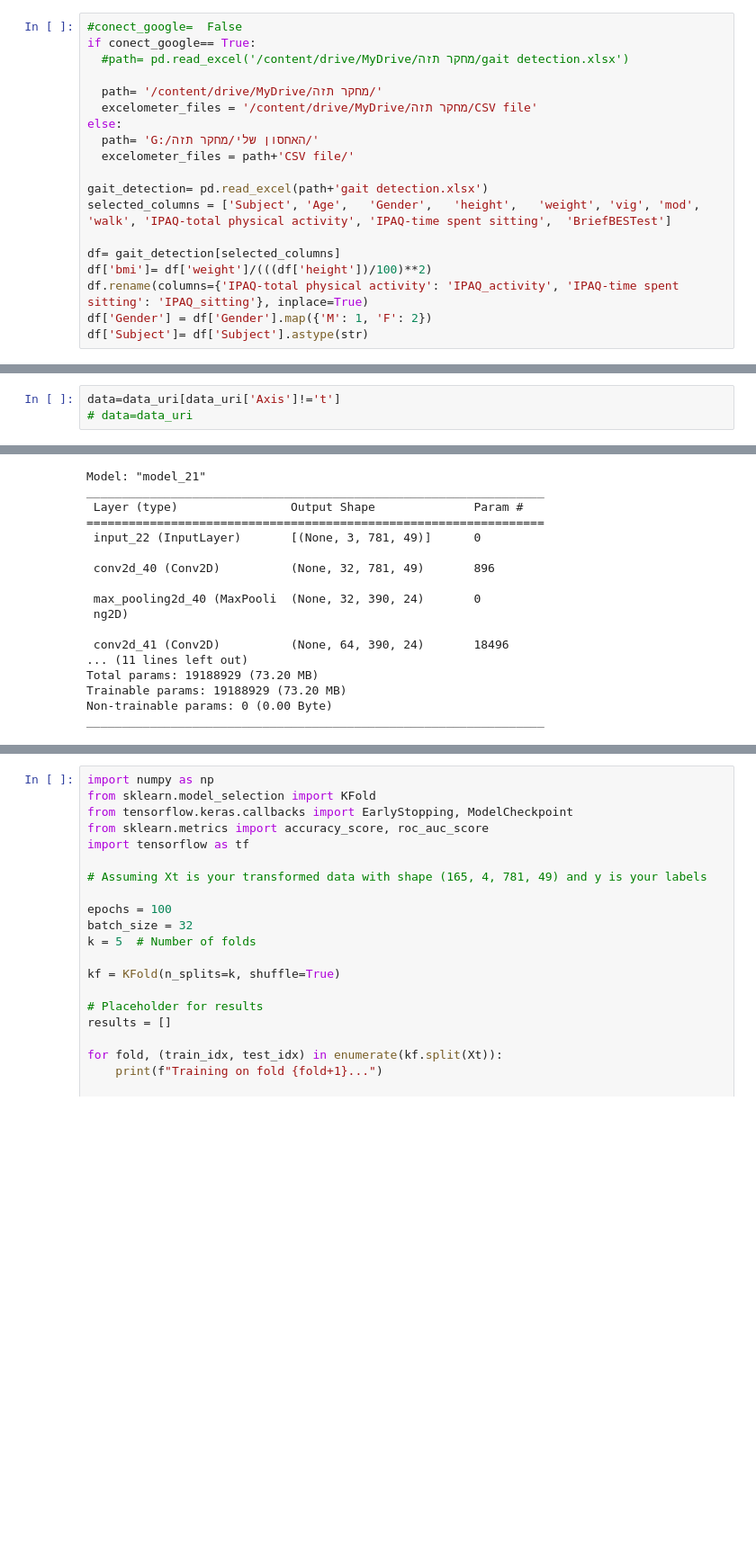
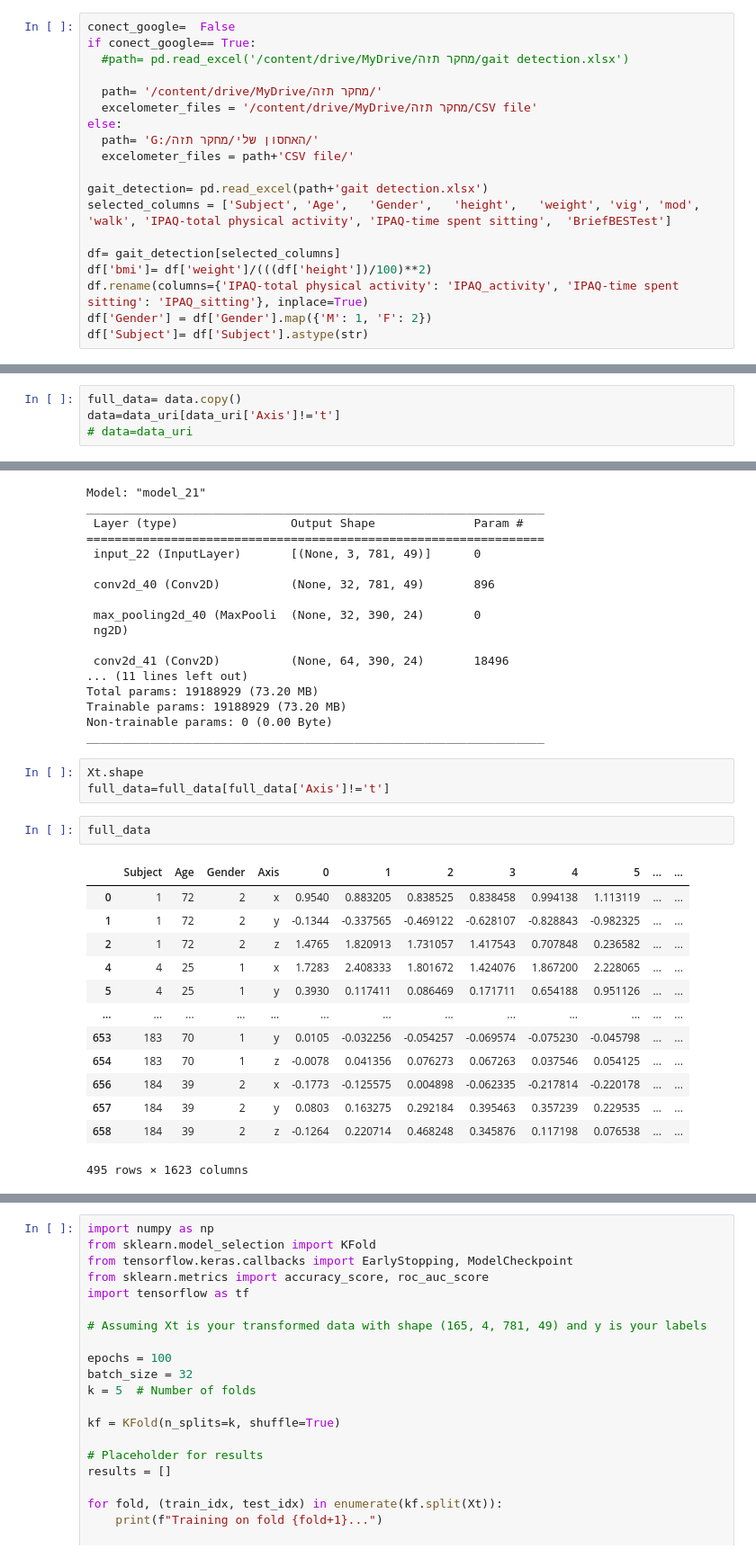
Before and after one commit to Yitzhak-Grinvald/gait_detection, a Jupyter notebook: gait_detection_(1).ipynb, the cells around one changed output, grey strips where cells are left out. Shown at 90% size. Cells and saved outputs as stored; diff of their text form; blank space fills up the shorter version.

```diff
--- a/gait_detection_(1).ipynb
+++ b/gait_detection_(1).ipynb
@@ -37,7 +37,7 @@ Mounted at /content/drive
 # %% [markdown]
 Loading the data obtained from the questionnaire filled out by the subjects, processing and inserting it into a data frame (df, ipaq_col)
 # %%
-#conect_google=  False
+conect_google=  False
 if conect_google== True:
   #path= pd.read_excel('/content/drive/MyDrive/מחקר תזה/gait detection.xlsx')
 
@@ -445,4 +422,5 @@ Too short dataset /content/drive/MyDrive/מחקר תזה/data_new/156: 10.566492
 # %%
+full_data= data.copy()
 data=data_uri[data_uri['Axis']!='t']
 # data=data_uri
 # %%
@@ -553,3 +531,22 @@ Total params: 19188929 (73.20 MB)
 Trainable params: 19188929 (73.20 MB)
 Non-trainable params: 0 (0.00 Byte)
 _________________________________________________________________
+# %%
+Xt.shape
+full_data=full_data[full_data['Axis']!='t']
+# %%
+full_data
+# %% [output]
+|  | Subject | Age | Gender | Axis | 0 | 1 | 2 | 3 | 4 | 5 | ... | ... |
+| 0 | 1 | 72 | 2 | x | 0.9540 | 0.883205 | 0.838525 | 0.838458 | 0.994138 | 1.113119 | ... | ... |
+| 1 | 1 | 72 | 2 | y | -0.1344 | -0.337565 | -0.469122 | -0.628107 | -0.828843 | -0.982325 | ... | ... |
+| 2 | 1 | 72 | 2 | z | 1.4765 | 1.820913 | 1.731057 | 1.417543 | 0.707848 | 0.236582 | ... | ... |
+| 4 | 4 | 25 | 1 | x | 1.7283 | 2.408333 | 1.801672 | 1.424076 | 1.867200 | 2.228065 | ... | ... |
+| 5 | 4 | 25 | 1 | y | 0.3930 | 0.117411 | 0.086469 | 0.171711 | 0.654188 | 0.951126 | ... | ... |
+| ... | ... | ... | ... | ... | ... | ... | ... | ... | ... | ... | ... | ... |
+| 653 | 183 | 70 | 1 | y | 0.0105 | -0.032256 | -0.054257 | -0.069574 | -0.075230 | -0.045798 | ... | ... |
+| 654 | 183 | 70 | 1 | z | -0.0078 | 0.041356 | 0.076273 | 0.067263 | 0.037546 | 0.054125 | ... | ... |
+| 656 | 184 | 39 | 2 | x | -0.1773 | -0.125575 | 0.004898 | -0.062335 | -0.217814 | -0.220178 | ... | ... |
+| 657 | 184 | 39 | 2 | y | 0.0803 | 0.163275 | 0.292184 | 0.395463 | 0.357239 | 0.229535 | ... | ... |
+| 658 | 184 | 39 | 2 | z | -0.1264 | 0.220714 | 0.468248 | 0.345876 | 0.117198 | 0.076538 | ... | ... |
+495 rows × 1623 columns
```
Also changed, not shown: parts of 13 cells of this notebook.
